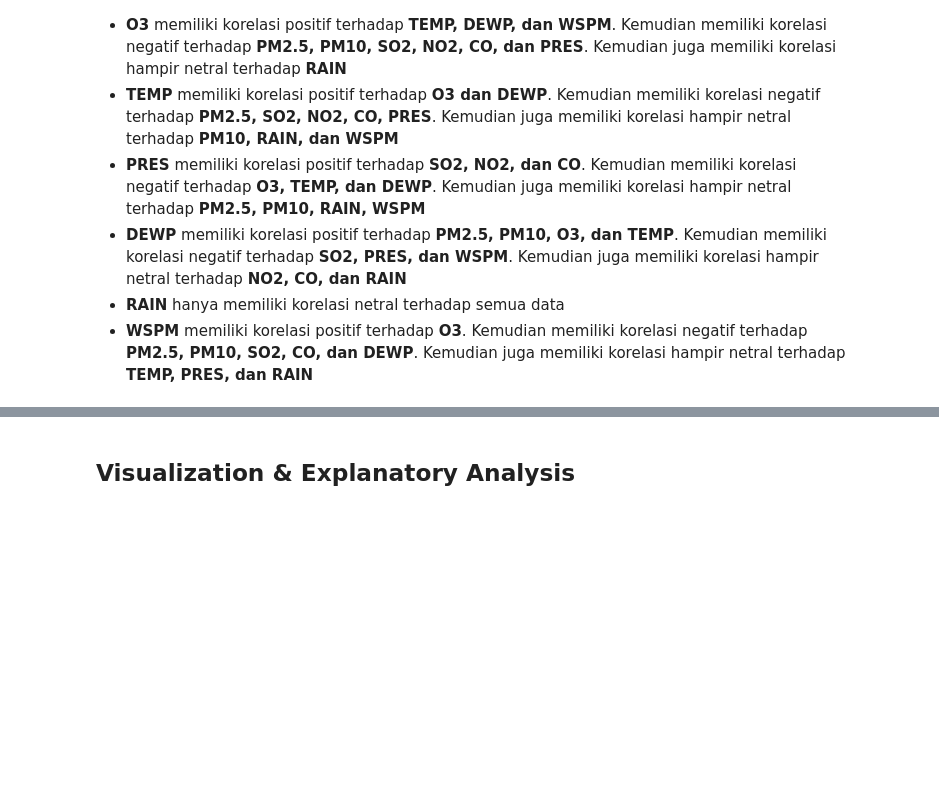
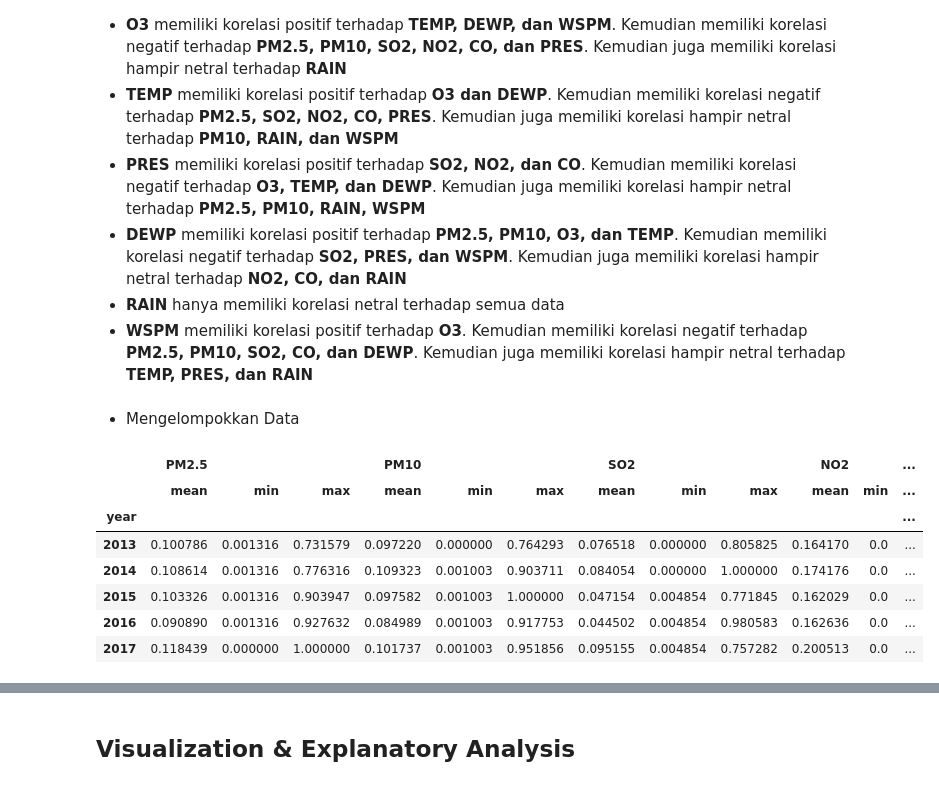
Before and after one commit to AzelFA/pollution_analysis, a Jupyter notebook: notebook.ipynb, the cells around one changed output, grey strips where cells are left out. Saved outputs shown, nothing was run; the diff lists cells and outputs as text; code cells hidden in the pictures; blank space fills up the shorter version.

```diff
--- a/notebook.ipynb
+++ b/notebook.ipynb
@@ -291,3 +305,24 @@ shunyi_df.corr(numeric_only=True)
 - **DEWP** memiliki korelasi positif terhadap **PM2.5, PM10, O3, dan TEMP**. Kemudian memiliki korelasi negatif terhadap **SO2, PRES, dan WSPM**. Kemudian juga memiliki korelasi hampir netral terhadap **NO2, CO, dan RAIN**
 - **RAIN** hanya memiliki korelasi netral terhadap semua data
 - **WSPM** memiliki korelasi positif terhadap **O3**. Kemudian memiliki korelasi negatif terhadap **PM2.5, PM10, SO2, CO, dan DEWP**. Kemudian juga memiliki korelasi hampir netral terhadap **TEMP, PRES, dan RAIN**
+# %% [markdown]
+- Mengelompokkan Data
+# %%
+df_yearly = shunyi_df.groupby("year")[["PM2.5", "PM10", "SO2", "NO2", "CO", "O3"]].agg({
+    "PM2.5": ["mean", "min", "max"],
+    "PM10": ["mean", "min", "max"] ,
+    "SO2": ["mean", "min", "max"] ,
+    "NO2": ["mean", "min", "max"] ,
+    "CO": ["mean", "min", "max"],
+    "O3": ["mean", "min", "max"]
+})
+df_yearly
+# %% [output]
+|  | PM2.5 |  |  | PM10 |  |  | SO2 |  |  | NO2 |  | ... |
+|  | mean | min | max | mean | min | max | mean | min | max | mean | min | ... |
+| year |  |  |  |  |  |  |  |  |  |  |  | ... |
+| 2013 | 0.100786 | 0.001316 | 0.731579 | 0.097220 | 0.000000 | 0.764293 | 0.076518 | 0.000000 | 0.805825 | 0.164170 | 0.0 | ... |
+| 2014 | 0.108614 | 0.001316 | 0.776316 | 0.109323 | 0.001003 | 0.903711 | 0.084054 | 0.000000 | 1.000000 | 0.174176 | 0.0 | ... |
+| 2015 | 0.103326 | 0.001316 | 0.903947 | 0.097582 | 0.001003 | 1.000000 | 0.047154 | 0.004854 | 0.771845 | 0.162029 | 0.0 | ... |
+| 2016 | 0.090890 | 0.001316 | 0.927632 | 0.084989 | 0.001003 | 0.917753 | 0.044502 | 0.004854 | 0.980583 | 0.162636 | 0.0 | ... |
+| 2017 | 0.118439 | 0.000000 | 1.000000 | 0.101737 | 0.001003 | 0.951856 | 0.095155 | 0.004854 | 0.757282 | 0.200513 | 0.0 | ... |
```
Also changed, not shown: parts of 25 cells of this notebook.
